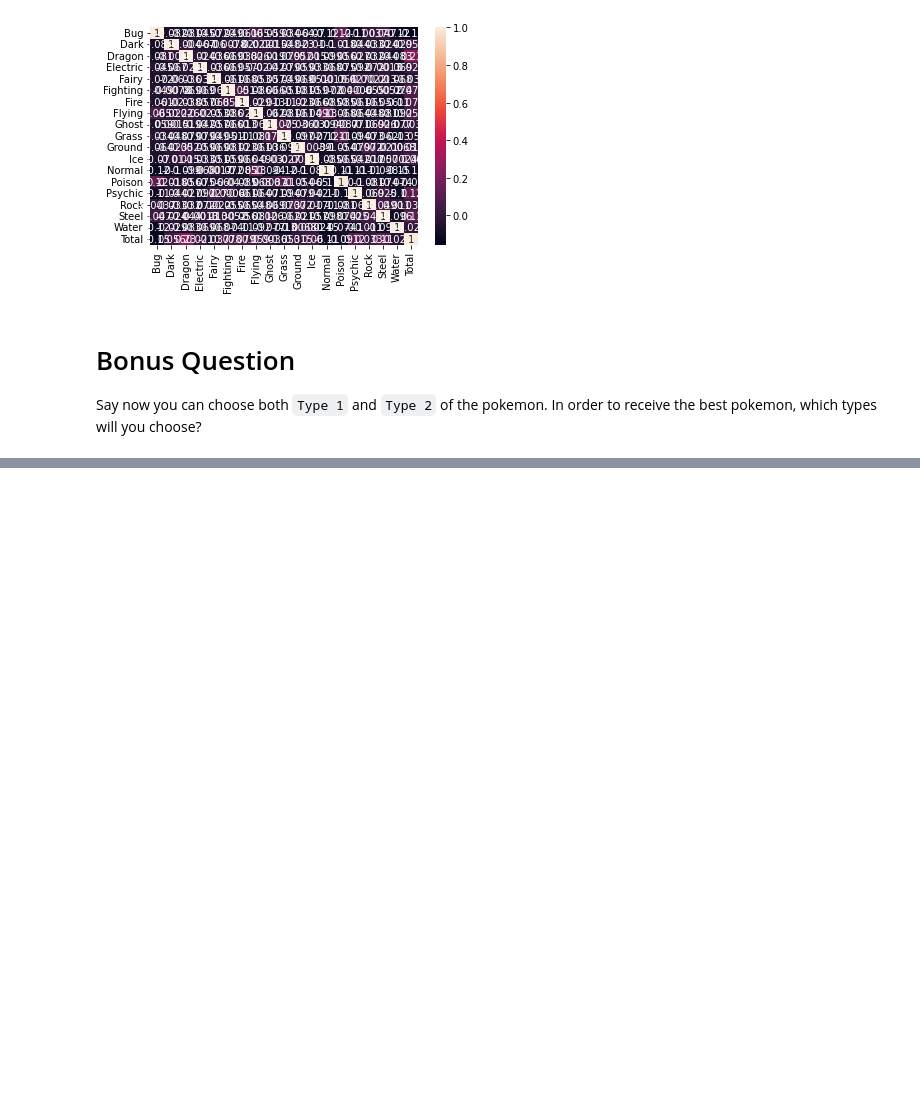
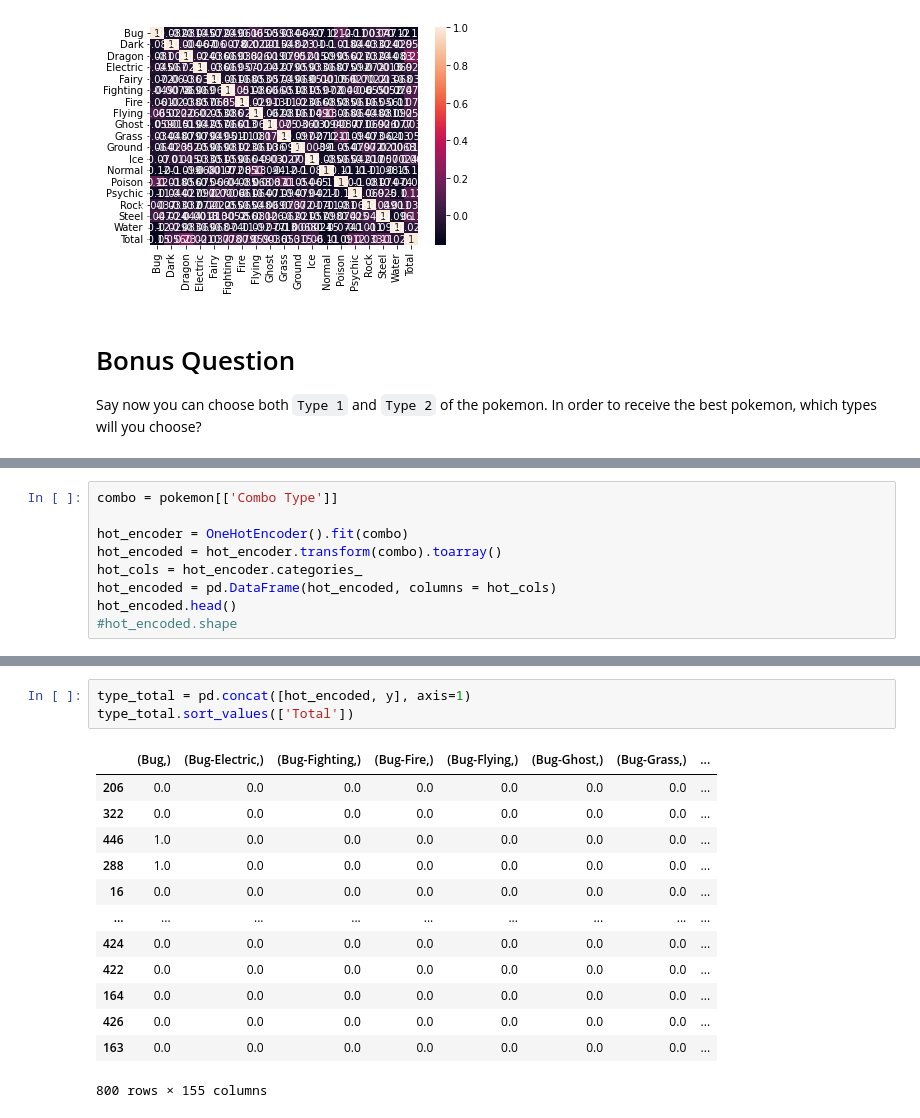
Before and after one commit to romeojab/lab-dataframe-calculations, a Jupyter notebook: your-code/challenge-2.ipynb, the cells around one changed output, grey strips where cells are left out. Drawn from its saved outputs; the diff is of its cells as text; blank space fills up the shorter version.

```diff
--- a/your-code/challenge-2.ipynb
+++ b/your-code/challenge-2.ipynb
@@ -222,0 +240,9 @@ Say now you can choose both `Type 1` and `Type 2` of the pokemon. In order to re
+# %%
+combo = pokemon[['Combo Type']]
+
+hot_encoder = OneHotEncoder().fit(combo)
+hot_encoded = hot_encoder.transform(combo).toarray()
+hot_cols = hot_encoder.categories_
+hot_encoded = pd.DataFrame(hot_encoded, columns = hot_cols)
+hot_encoded.head()
+#hot_encoded.shape
@@ -222,0 +257,17 @@ Say now you can choose both `Type 1` and `Type 2` of the pokemon. In order to re
+# %%
+type_total = pd.concat([hot_encoded, y], axis=1)
+type_total.sort_values(['Total'])
+# %% [output]
+|  | (Bug,) | (Bug-Electric,) | (Bug-Fighting,) | (Bug-Fire,) | (Bug-Flying,) | (Bug-Ghost,) | (Bug-Grass,) | ... |
+| 206 | 0.0 | 0.0 | 0.0 | 0.0 | 0.0 | 0.0 | 0.0 | ... |
+| 322 | 0.0 | 0.0 | 0.0 | 0.0 | 0.0 | 0.0 | 0.0 | ... |
+| 446 | 1.0 | 0.0 | 0.0 | 0.0 | 0.0 | 0.0 | 0.0 | ... |
+| 288 | 1.0 | 0.0 | 0.0 | 0.0 | 0.0 | 0.0 | 0.0 | ... |
+| 16 | 0.0 | 0.0 | 0.0 | 0.0 | 0.0 | 0.0 | 0.0 | ... |
+| ... | ... | ... | ... | ... | ... | ... | ... | ... |
+| 424 | 0.0 | 0.0 | 0.0 | 0.0 | 0.0 | 0.0 | 0.0 | ... |
+| 422 | 0.0 | 0.0 | 0.0 | 0.0 | 0.0 | 0.0 | 0.0 | ... |
+| 164 | 0.0 | 0.0 | 0.0 | 0.0 | 0.0 | 0.0 | 0.0 | ... |
+| 426 | 0.0 | 0.0 | 0.0 | 0.0 | 0.0 | 0.0 | 0.0 | ... |
+| 163 | 0.0 | 0.0 | 0.0 | 0.0 | 0.0 | 0.0 | 0.0 | ... |
+800 rows × 155 columns
```
Also changed, not shown: parts of 5 cells of this notebook, 1 other file.
